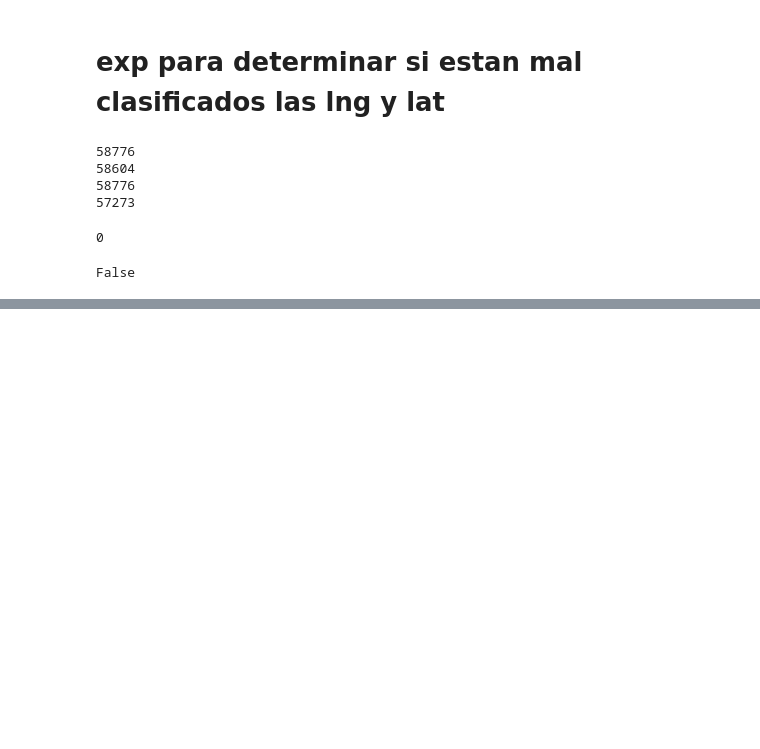
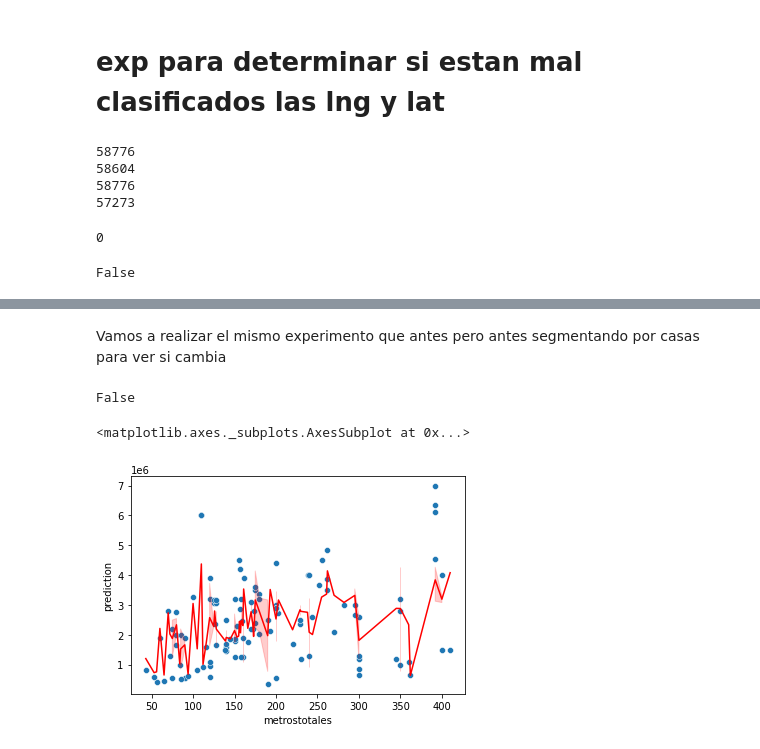
Before and after one commit to ddrenteria/MNTp3, a Jupyter notebook: tp3/notebooks/PrediccionPrecios.ipynb, the cells around one changed output, grey strips where cells are left out. Cells and saved outputs as stored; diff of their text form; code cells hidden in the pictures; blank space fills up the shorter version.

```diff
--- a/tp3/notebooks/PrediccionPrecios.ipynb
+++ b/tp3/notebooks/PrediccionPrecios.ipynb
@@ -227,0 +284,33 @@ Como ir viendo los graficos si se experimenta con KFold y esto genera K distinto
+# %% [markdown]
+Vamos a realizar el mismo experimento que antes pero antes segmentando por casas para ver si cambia
+# %%
+df = pd.read_csv('../data/train.csv')
+df = df[df['tipodepropiedad'] == 'Villa']
+df2 = df.reindex(columns=["metroscubiertos", "metrostotales", "habitaciones", "banos","antiguedad", "precio"]).dropna()
+#df2 = df2[(df2['lat'] > 13) & (df2['lat'] < 34) & (df2['lng'] >= -117) & (df2['lng'] <= -87)]
+#df2['lng'] = df2['lng'].abs()
+
+y = df2['precio'].values
+df2 = df2.drop(columns=['precio'])
+X = df2.to_numpy()
+
+#from sklearn.linear_model import LinearRegression
+
+
+#linear_regressor = LinearRegression()
+linear_regressor = metnum.LinearRegression()
+linear_regressor.fit(X,y)
+
+df2['prediction'] = linear_regressor.predict(X)
+
+print((df2['prediction'] < 0).any())
+
+sns.scatterplot(x=df2['metrostotales'], y=y)
+sns.lineplot(data=df2, x='metrostotales', y='prediction', color='red')
+
+#sns.scatterplot(x=df2['antiguedad'], y=y)
+#sns.lineplot(data=df2, x='antiguedad', y='prediction', color='red')
+# %% [output]
+False
+<matplotlib.axes._subplots.AxesSubplot at 0x...>
+[figure, added]
```
Also changed, not shown: parts of 9 cells of this notebook, 1 other file.
